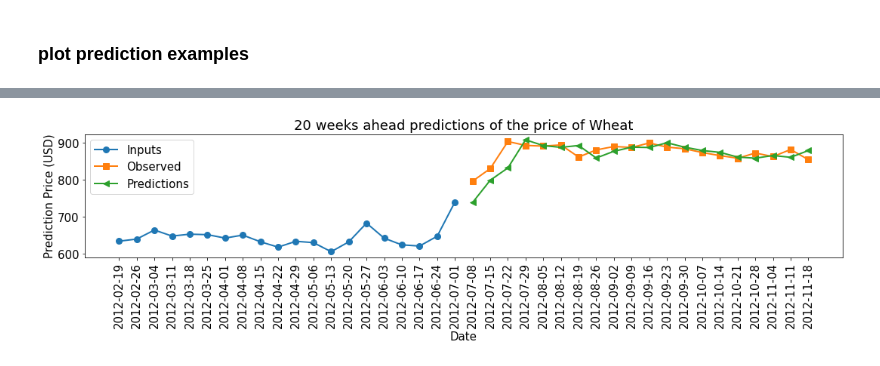
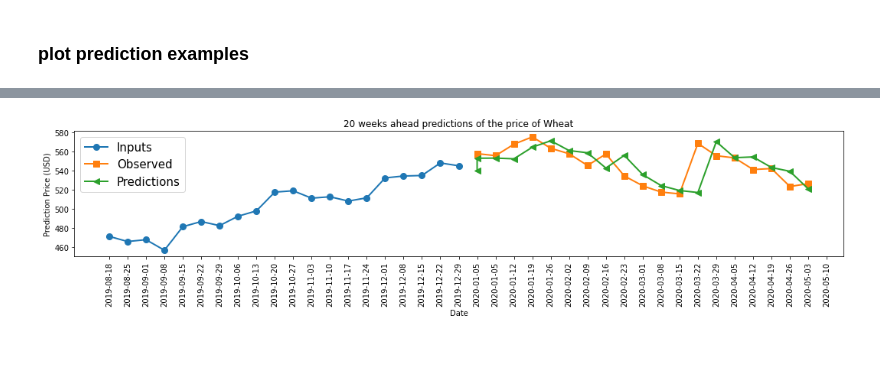
Before and after one commit to zy22159-tech/MasterDT, a Jupyter notebook: result_figure.ipynb, the cells around one changed output, grey strips where cells are left out. Drawn from its saved outputs; the diff is of its cells as text; code cells hidden in the pictures.

```diff
--- a/result_figure.ipynb
+++ b/result_figure.ipynb
@@ -122,7 +122,7 @@ fifteen_step = []
 twenty_step = []
 # %%
 past_history = 20
-future_target = 15
+future_target = 20
 STEP = 1
 batch_size = 32
 X_multi, y_multi = multivariate_data(scaled_train, scaled_train, 0,
@@ -310,6 +283,6 @@ plt.show()
 # %% [markdown]
 ### plot prediction examples
 # %%
-a = plot(X_test_multi,multi_lstm_cnn,3,8)
-plt.savefig('Figure/prediction_3_wheat.png',bbox_inches = "tight",dpi=600)
+a = plot(X_test_multi,multi_lstm_cnn,400,8)
+#plt.savefig('Figure/prediction_3_wheat.png',bbox_inches = "tight",dpi=600)
 # %% [output]
@@ -317,4 +290,4 @@ plt.savefig('Figure/prediction_3_wheat.png',bbox_inches = "tight",dpi=600)
-[figure, old version]
+[figure, new version]
 # %%
 def plot(x_test,model,sample_point=1, columns_index=1):
     yhat = model.predict(x_test[sample_point:sample_point+1,:,:])
```
Also changed, not shown: parts of 8 cells of this notebook, 9 other files.
